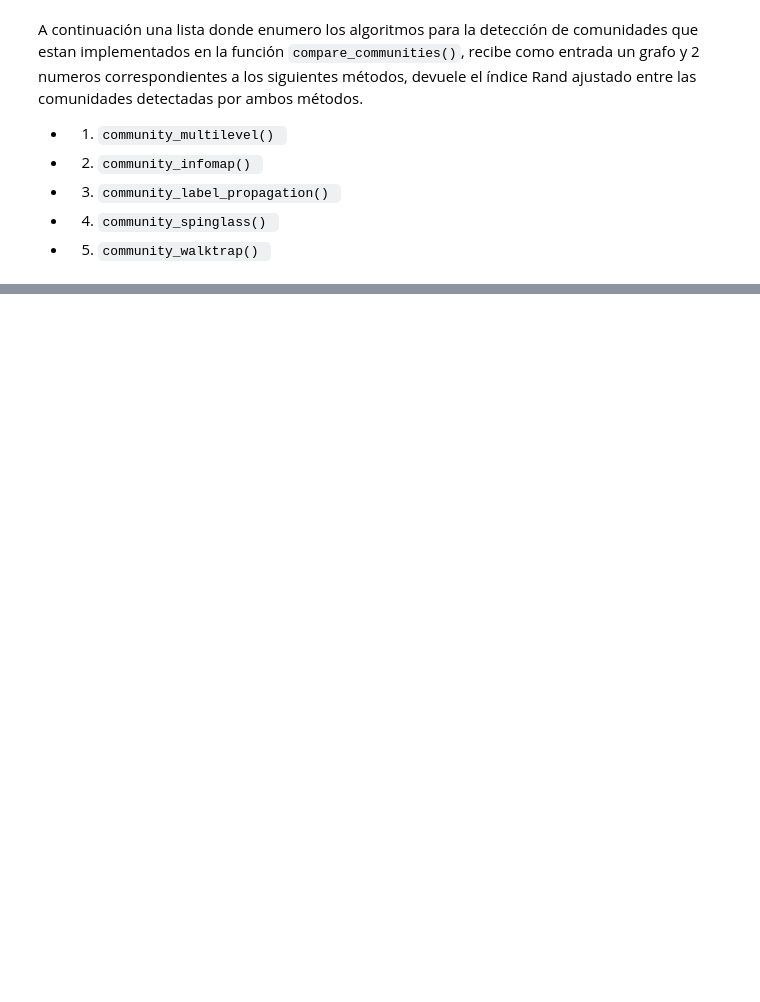
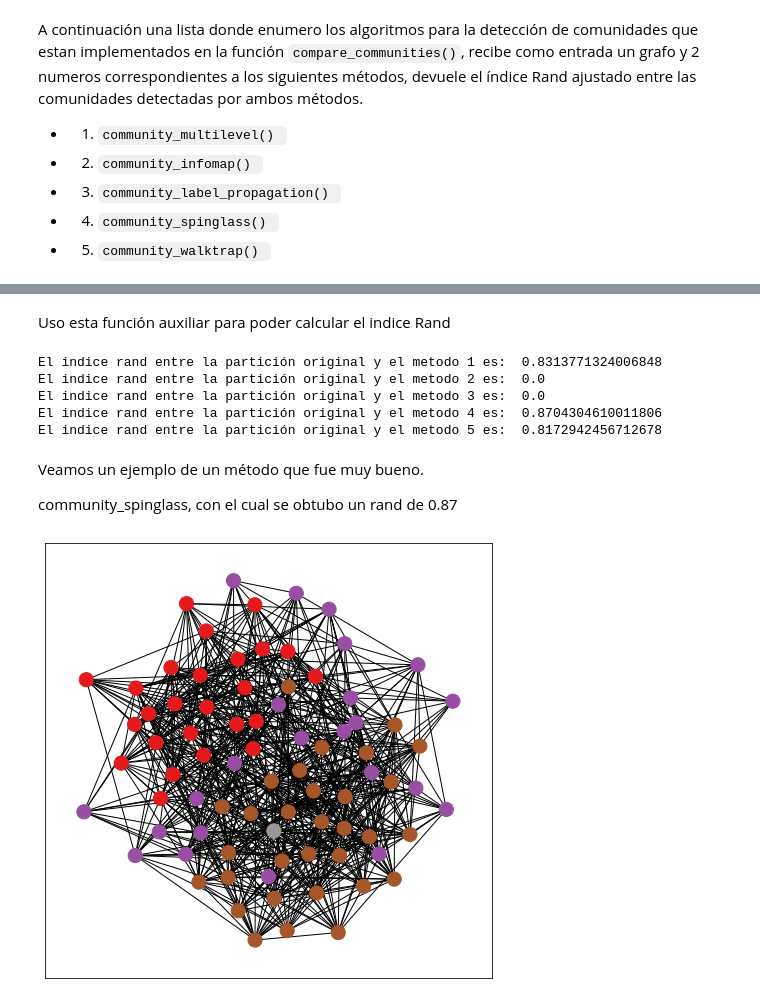
Before and after one commit to PedroAdair/TesisMaestria, a Jupyter notebook: Anonimizacion.ipynb, the cells around one changed output, grey strips where cells are left out. Saved outputs shown, nothing was run; the diff lists cells and outputs as text; code cells hidden in the pictures; blank space fills up the shorter version.

```diff
--- a/Anonimizacion.ipynb
+++ b/Anonimizacion.ipynb
@@ -381,24 +382,0 @@ matrices = crear_matrices_adyacencia(lista)
-# %%
-def unir_matrices_adyacencia(matrices, p):
-    n = len(matrices)
-    bloques = []
-    for i in range(n):
-        fila = []
-        for j in range(n):
-            if i == j:
-                fila.append(matrices[i])
-            else:
-                fila.append(np.zeros((len(matrices[i]), len(matrices[j]))))
-        bloques.append(np.hstack(fila))
-    matriz_completa = np.vstack(bloques)
-
-    # Agregar valores de p simétricos fuera de los bloques diagonales
-    for i in range(n):
-        for j in range(i+1, n):
-            filas = slice(sum([len(m) for m in matrices[:i]]), sum([len(m) for m in matrices[:i+1]]))
-            columnas = slice(sum([len(m) for m in matrices[:j]]), sum([len(m) for m in matrices[:j+1]]))
-            simetrico = np.random.binomial(1, p, (len(matrices[i]), len(matrices[j])))
-            matriz_completa[filas, columnas] = simetrico
-            matriz_completa[columnas, filas] = simetrico.T
-
-    return matriz_completa
@@ -442,0 +467,2 @@ nx.draw(G_ejemplo, with_labels=True)
+# %% [markdown]
+Uso esta función auxiliar para poder calcular el indice Rand
@@ -442,0 +484,29 @@ nx.draw(G_ejemplo, with_labels=True)
+# %%
+print("El indice rand entre la partición original y el metodo 1 es: ", adjusted_rand_score(particion_original, c1))
+print("El indice rand entre la partición original y el metodo 2 es: ", adjusted_rand_score(particion_original, c2))
+print("El indice rand entre la partición original y el metodo 3 es: ", adjusted_rand_score(particion_original, c3))
+print("El indice rand entre la partición original y el metodo 4 es: ", adjusted_rand_score(particion_original, c4))
+print("El indice rand entre la partición original y el metodo 5 es: ", adjusted_rand_score(particion_original, c5))
+# %% [output]
+El indice rand entre la partición original y el metodo 1 es:  0.8313771324006848
+El indice rand entre la partición original y el metodo 2 es:  0.0
+El indice rand entre la partición original y el metodo 3 es:  0.0
+El indice rand entre la partición original y el metodo 4 es:  0.8704304610011806
+El indice rand entre la partición original y el metodo 5 es:  0.8172942456712678
+# %% [markdown]
+Veamos un ejemplo de un método que fue muy bueno.
+
+community_spinglass, con el cual se obtubo un rand de 0.87
+# %%
+g = ig.Graph.from_networkx(G_ejemplo)
+spinglass = g.community_spinglass()
+# %%
+plt.figure(figsize=(8, 8))
+pos = nx.spring_layout(G_ejemplo, seed=2023)
+
+nx.draw_networkx_nodes(G_ejemplo, pos, node_size=200, cmap=plt.cm.Set1, node_color=spinglass.membership)
+nx.draw_networkx_edges(G_ejemplo, pos)
+
+plt.show()
+# %% [output]
+[figure, added]
```
Also changed, not shown: parts of 22 cells of this notebook.
